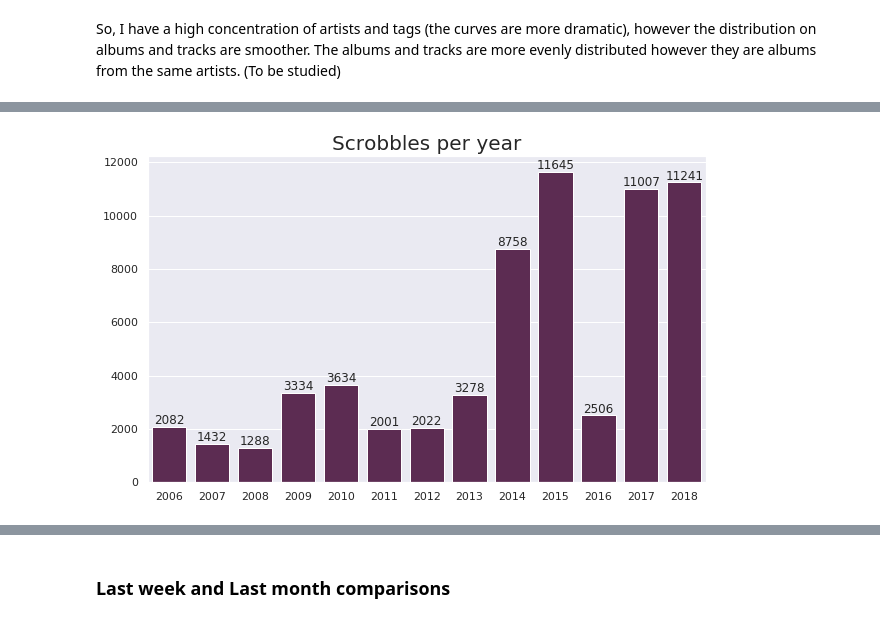
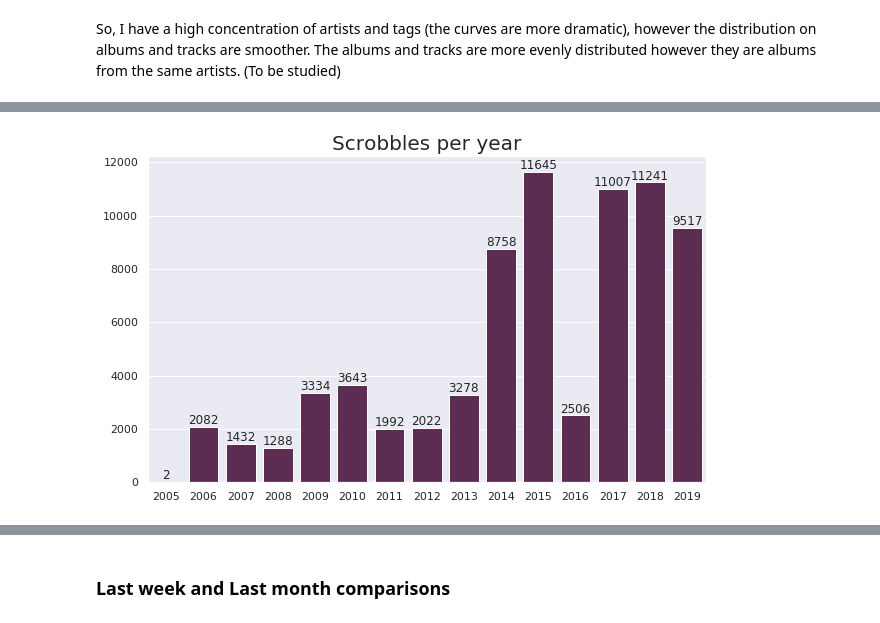
Before and after one commit to gomesfernanda/lastfm-reports, a Jupyter notebook: lastfm_analysis.ipynb, the cells around one changed output, grey strips where cells are left out. Cells and saved outputs as stored; diff of their text form; code cells hidden in the pictures.

```diff
--- a/lastfm_analysis.ipynb
+++ b/lastfm_analysis.ipynb
@@ -56,3 +42,28 @@ memory usage: 3.8+ MB
+# %%
+import datetime
+from pytz import timezone
+
+br = timezone('America/Sao_Paulo')
+sp = timezone('Europe/Madrid')
+
+date_moved = int(datetime.datetime(2017,2,6,0,0).timestamp())
+
+list_date_formatted = []
+
+for i in range(len(scrobbles_df)):
+    date_epoch = int(scrobbles_df.iloc[i]['Timestamp'])
+    if user == 'fergomes' and int(date_epoch) > date_moved:
+        date_f = datetime.datetime.fromtimestamp(int(date_epoch), tz=sp)
+    else:
+        date_f = datetime.datetime.fromtimestamp(int(date_epoch), tz=br)
+    list_date_formatted.append(date_f)
+
+scrobbles_df['Date formatted'] = list_date_formatted
+scrobbles_df['Weekday'] = [datetime.date(idx.year, idx.month, idx.day).strftime('%A') for idx in scrobbles_df['Date formatted']]
+scrobbles_df['Weekday_number'] = [datetime.date(idx.year, idx.month, idx.day).isoweekday() for idx in scrobbles_df['Date formatted']]
+scrobbles_df['Hour'] = [idx.hour for idx in scrobbles_df['Date formatted']]
+scrobbles_df['Month'] = [idx.month for idx in scrobbles_df['Date formatted']]
+scrobbles_df['Year'] = [idx.year for idx in scrobbles_df['Date formatted']]
 # %% [markdown]
 ## Top 10 everything!
 
@@ -206,19 +217,16 @@ _Soundtrack for this first part of the study: [The Kinks](https://open.spotify.c
 
 
 ## How I listen to music over time
-# %%
-scrobbles_df['Timestamp_index'] = pd.to_datetime(scrobbles_df['Date Spain'],infer_datetime_format=True)
-scrobbles_df.set_index('Timestamp_index', inplace=True)
 # %%
-years = [i for i in range(2006, 2019)]
-tracks_per_year = [len(scrobbles_df[scrobbles_df.index.year == i]) for i in years]
+years = sorted(list(scrobbles_df['Year'].unique()))
+tracks_per_year = [len(scrobbles_df[scrobbles_df['Year'] == i]) for i in years]
 
 sns.set()
 plt.subplots(figsize=(10, 6))
 yearly_tracks = sns.barplot(years, tracks_per_year, color="#642457")
 yearly_tracks.set_title('Scrobbles per year', fontsize=20)
 for p in yearly_tracks.patches:
     yearly_tracks.text(p.get_x() + p.get_width()/2., p.get_height(), '%d' % int(p.get_height()),
             fontsize=12, ha='center', va='bottom')
 # %% [output]
-[figure, old version]
+[figure, new version]
```
Also changed, not shown: parts of 27 cells of this notebook.
